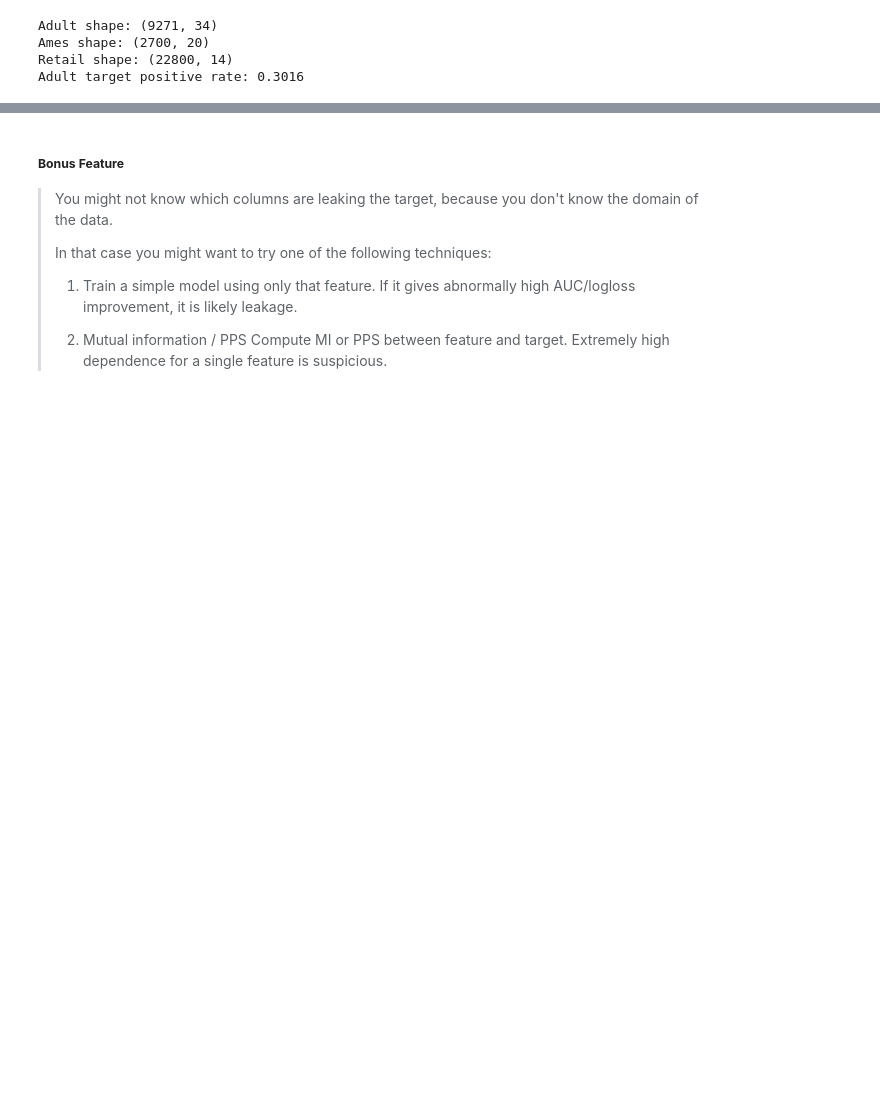
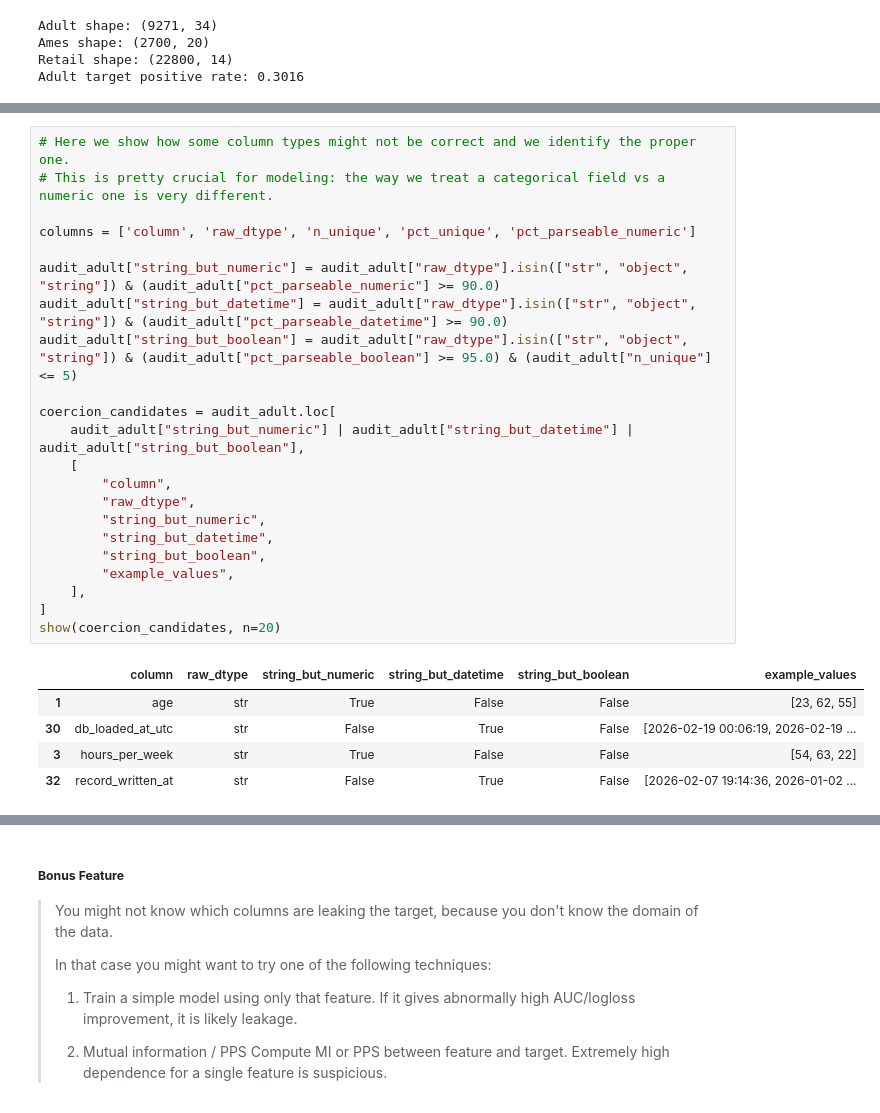
Before and after one commit to CardoAI/ml_industry_course, a Jupyter notebook: day1/datapreprocessing_featureengineering.ipynb, the cells around one changed output, grey strips where cells are left out. Cells and saved outputs as stored; diff of their text form; blank space fills up the shorter version.

```diff
--- a/day1/datapreprocessing_featureengineering.ipynb
+++ b/day1/datapreprocessing_featureengineering.ipynb
@@ -260,0 +210,28 @@ show(audit_suspects, n=20)
+# %%
+# Here we show how some column types might not be correct and we identify the proper one.
+# This is pretty crucial for modeling: the way we treat a categorical field vs a numeric one is very different.
+
+columns = ['column', 'raw_dtype', 'n_unique', 'pct_unique', 'pct_parseable_numeric']
+
+audit_adult["string_but_numeric"] = audit_adult["raw_dtype"].isin(["str", "object", "string"]) & (audit_adult["pct_parseable_numeric"] >= 90.0)
+audit_adult["string_but_datetime"] = audit_adult["raw_dtype"].isin(["str", "object", "string"]) & (audit_adult["pct_parseable_datetime"] >= 90.0)
+audit_adult["string_but_boolean"] = audit_adult["raw_dtype"].isin(["str", "object", "string"]) & (audit_adult["pct_parseable_boolean"] >= 95.0) & (audit_adult["n_unique"] <= 5)
+
+coercion_candidates = audit_adult.loc[
+    audit_adult["string_but_numeric"] | audit_adult["string_but_datetime"] | audit_adult["string_but_boolean"],
+    [
+        "column",
+        "raw_dtype",
+        "string_but_numeric",
+        "string_but_datetime",
+        "string_but_boolean",
+        "example_values",
+    ],
+]
+show(coercion_candidates, n=20)
+# %% [output]
+|  | column | raw_dtype | string_but_numeric | string_but_datetime | string_but_boolean | example_values |
+| 1 | age | str | True | False | False | [23, 62, 55] |
+| 30 | db_loaded_at_utc | str | False | True | False | [2026-02-19 00:06:19, 2026-02-19 ... |
+| 3 | hours_per_week | str | True | False | False | [54, 63, 22] |
+| 32 | record_written_at | str | False | True | False | [2026-02-07 19:14:36, 2026-01-02 ... |
```
Also changed, not shown: parts of 9 cells of this notebook, 2 other files.
